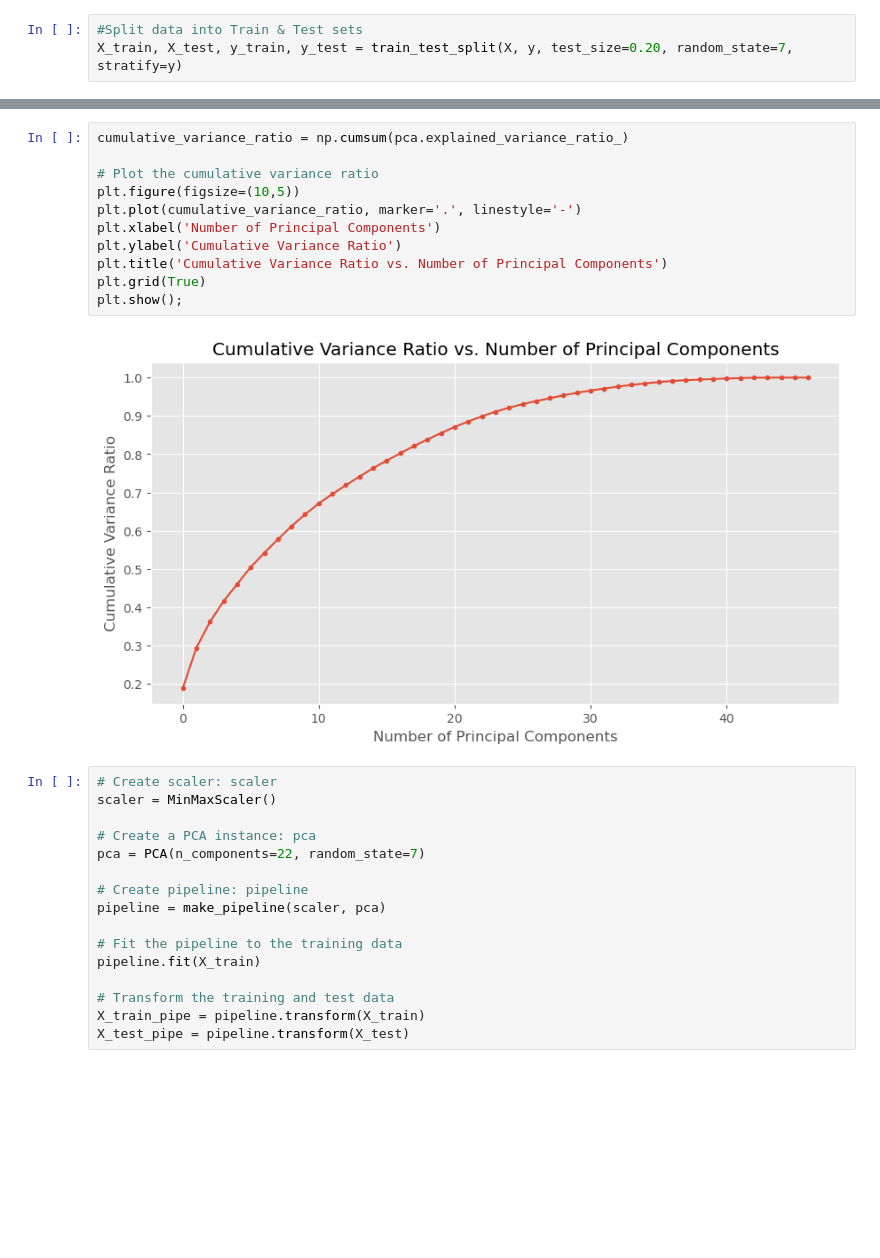
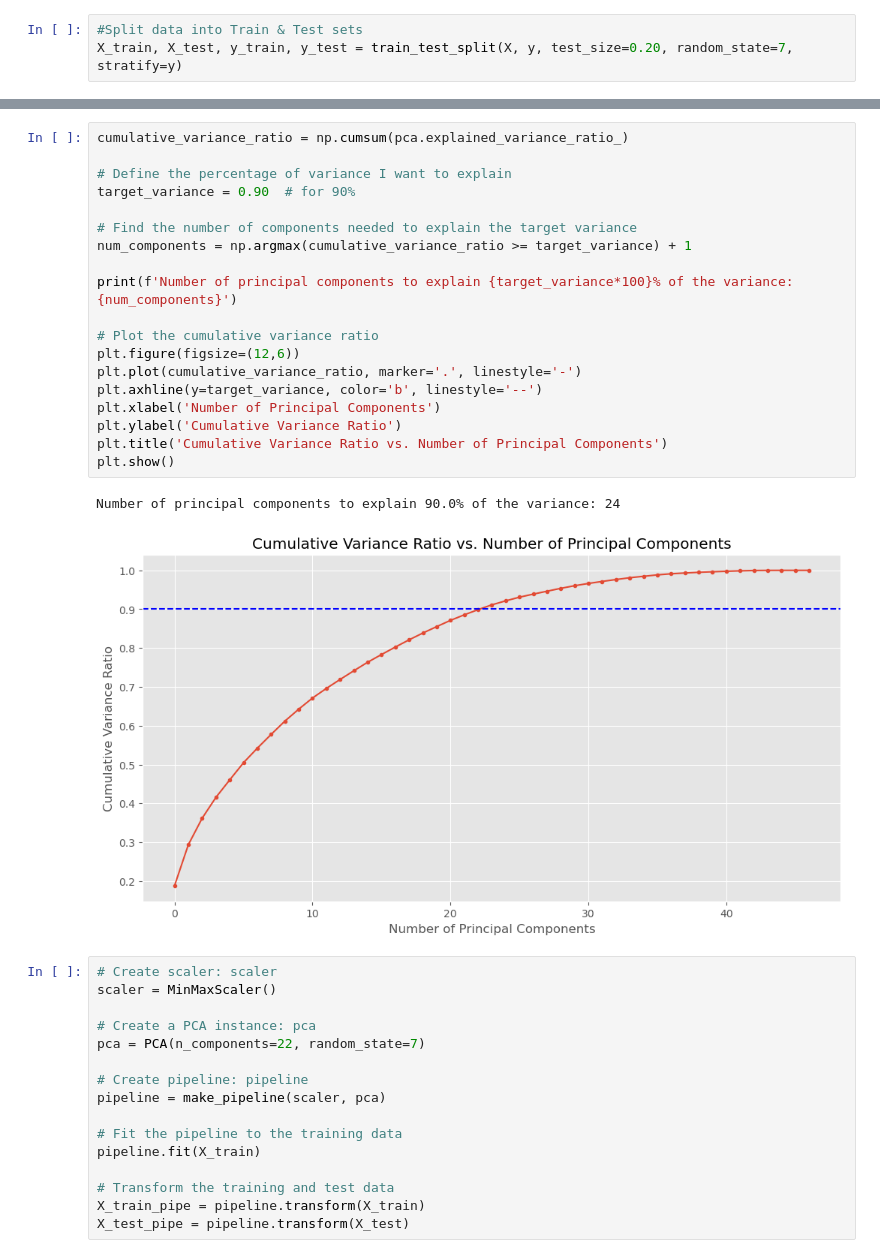
Before and after one commit to Vince-VC/Springboard_Capstone_2, a Jupyter notebook: notebooks/04_telco_data_preprocessing_and_training.ipynb, the cells around one changed output, grey strips where cells are left out. Drawn from its saved outputs; the diff is of its cells as text; blank space fills up the shorter version.

```diff
--- a/notebooks/04_telco_data_preprocessing_and_training.ipynb
+++ b/notebooks/04_telco_data_preprocessing_and_training.ipynb
@@ -99,16 +99,25 @@ plt.show()
-# %%
-cumulative_variance_ratio = np.cumsum(pca.explained_variance_ratio_)
-
-# Plot the cumulative variance ratio
-plt.figure(figsize=(10,5))
-plt.plot(cumulative_variance_ratio, marker='.', linestyle='-')
-plt.xlabel('Number of Principal Components')
-plt.ylabel('Cumulative Variance Ratio')
-plt.title('Cumulative Variance Ratio vs. Number of Principal Components')
-plt.grid(True)
-plt.show();
-# %% [output]
-[figure, removed]
+# %%
+cumulative_variance_ratio = np.cumsum(pca.explained_variance_ratio_)
+
+# Define the percentage of variance I want to explain
+target_variance = 0.90  # for 90%
+
+# Find the number of components needed to explain the target variance
+num_components = np.argmax(cumulative_variance_ratio >= target_variance) + 1
+
+print(f'Number of principal components to explain {target_variance*100}% of the variance: {num_components}')
+
+# Plot the cumulative variance ratio
+plt.figure(figsize=(12,6))
+plt.plot(cumulative_variance_ratio, marker='.', linestyle='-')
+plt.axhline(y=target_variance, color='b', linestyle='--')
+plt.xlabel('Number of Principal Components')
+plt.ylabel('Cumulative Variance Ratio')
+plt.title('Cumulative Variance Ratio vs. Number of Principal Components')
+plt.show()
+# %% [output]
+Number of principal components to explain 90.0% of the variance: 24
+[figure, added]
 # %%
 # Create scaler: scaler
 scaler = MinMaxScaler()
```
Also changed, not shown: parts of 2 cells of this notebook.
